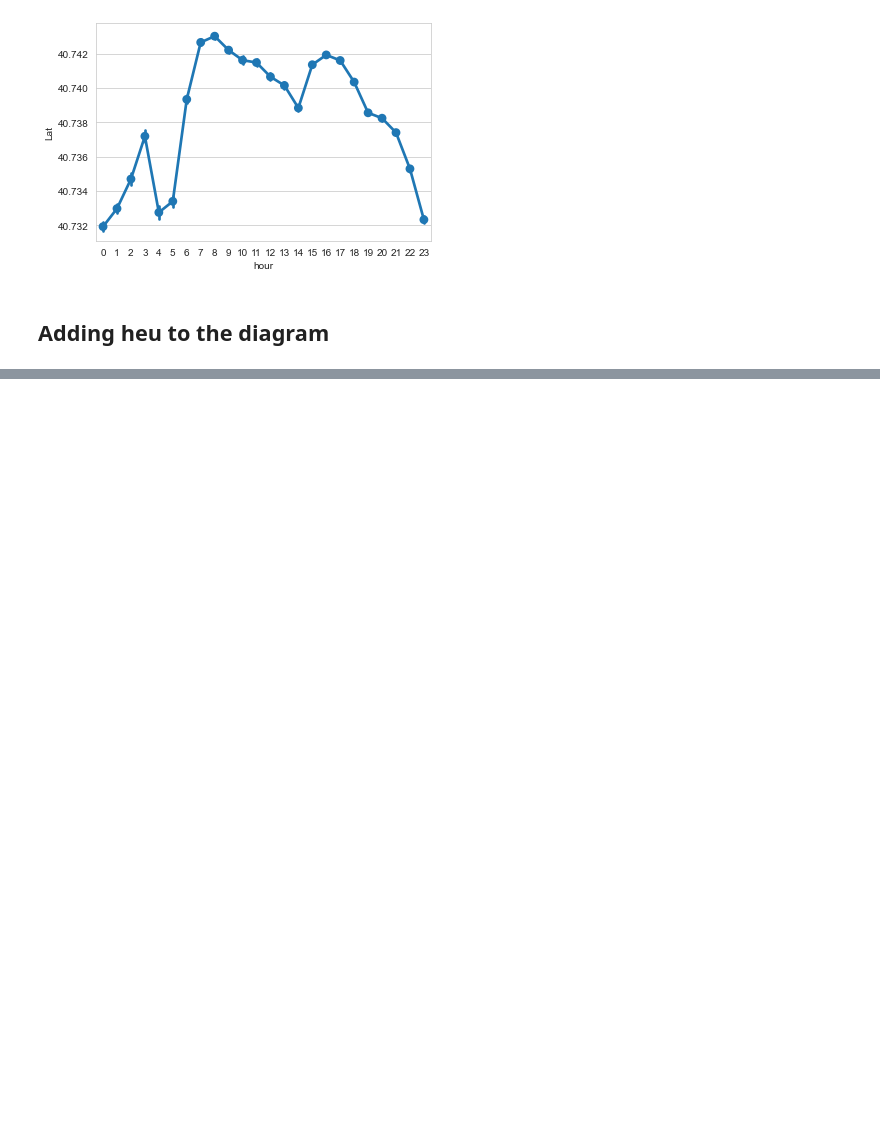
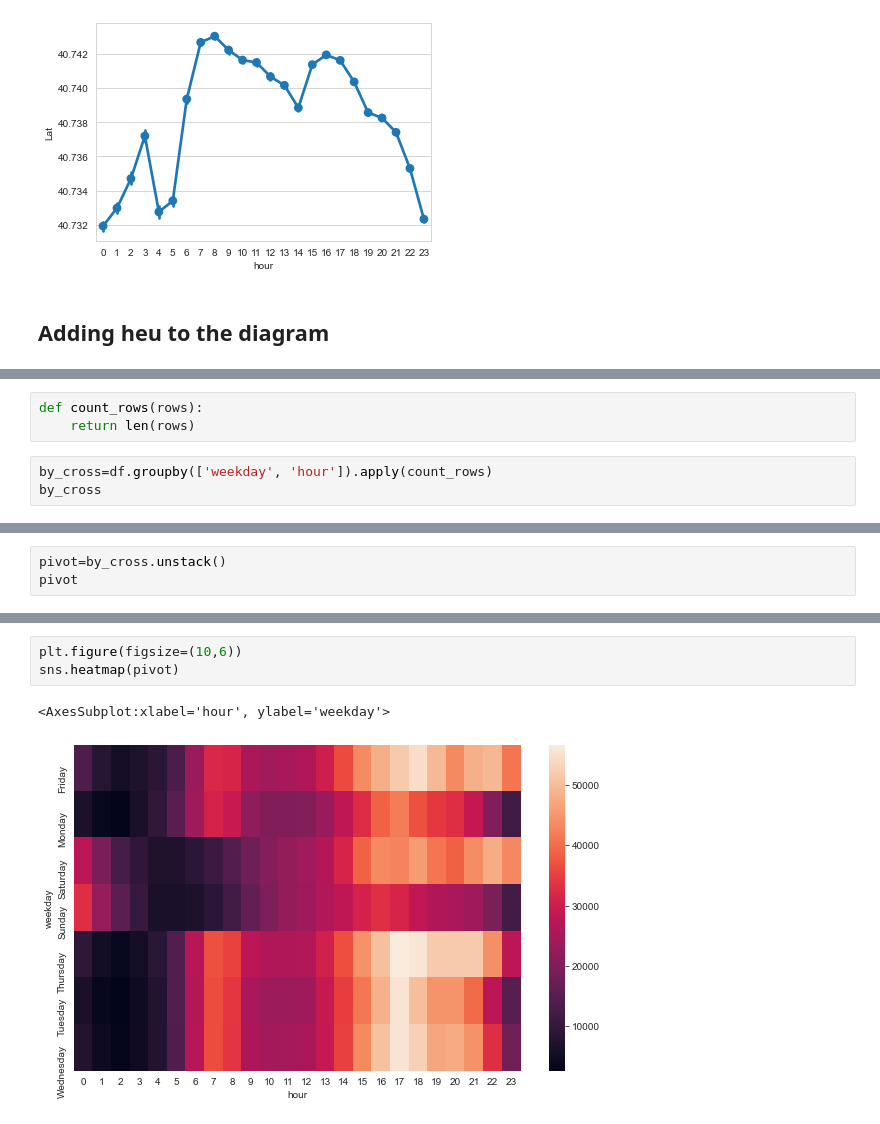
Before and after one commit to Ifegwu/data-analytics, a Jupyter notebook: data-multiple-sources.ipynb, the cells around one changed output, grey strips where cells are left out. Saved outputs shown, nothing was run; the diff lists cells and outputs as text; blank space fills up the shorter version.

```diff
--- a/data-multiple-sources.ipynb
+++ b/data-multiple-sources.ipynb
@@ -330,0 +338,6 @@ sns.lineplot(x='month', y='Date/Time', hue='Base', date=base)
+# %%
+def count_rows(rows):
+    return len(rows)
+# %%
+by_cross=df.groupby(['weekday', 'hour']).apply(count_rows)
+by_cross
@@ -330,0 +358,3 @@ sns.lineplot(x='month', y='Date/Time', hue='Base', date=base)
+# %%
+pivot=by_cross.unstack()
+pivot
@@ -330,0 +372,6 @@ sns.lineplot(x='month', y='Date/Time', hue='Base', date=base)
+# %%
+plt.figure(figsize=(10,6))
+sns.heatmap(pivot)
+# %% [output]
+<AxesSubplot:xlabel='hour', ylabel='weekday'>
+[figure, added]
```
Also changed, not shown: parts of 22 cells of this notebook.
